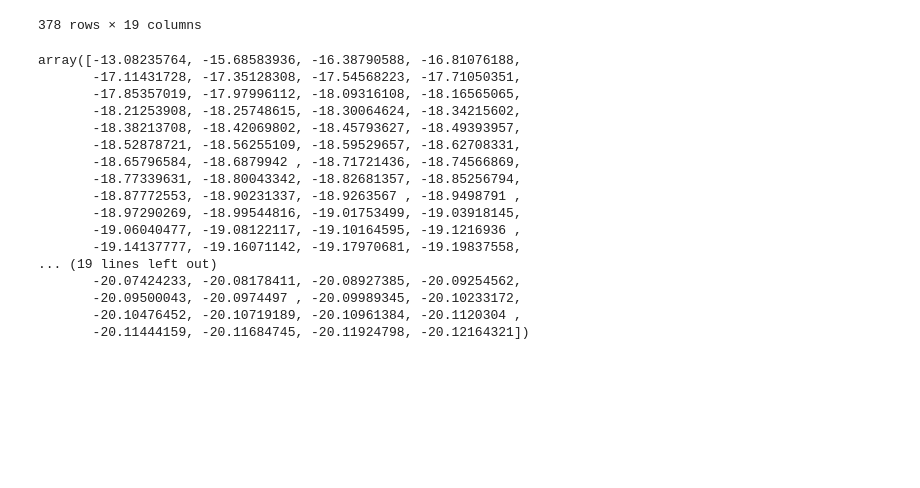
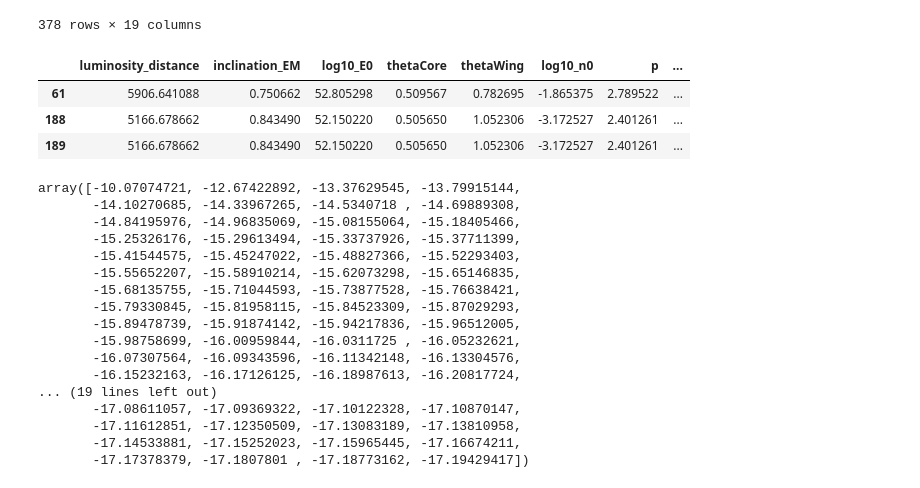
Before and after one commit to tylerbarna/nmma_fitter, a Jupyter notebook: abwysqyPlotting.ipynb, the cells around one changed output. Saved outputs shown, nothing was run; the diff lists cells and outputs as text; code cells hidden in the pictures; blank space fills up the shorter version.

```diff
--- a/abwysqyPlotting.ipynb
+++ b/abwysqyPlotting.ipynb
@@ -67,6 +69,22 @@ grbResults['posterior']
 sample_times = np.arange(0.01, 14, 0.1)
 snModel = SupernovaLightCurveModel(sample_times=sample_times, model='nugent-hyper')
 grbModel = GRBLightCurveModel(sample_times=sample_times, model='TrPi2018')
+# %%
+grb_df = pd.DataFrame(grbResults['posterior'])
+grb_llq = grb_df.quantile([0.16, 0.5, 0.84], axis=0 )['log_likelihood']
+
+## locate where these quantiles occur and return the 3 rows as a dataframe
+grb_df = grb_df[grb_df['log_likelihood'].isin(grb_llq)][1:]
+
+# grb_df = [grb_df[grb_df['log_likelihood'] == llq ]for llq in grb_llq]
+# grb_df
+
+display(grb_df)
+# %% [output]
+|  | luminosity_distance | inclination_EM | log10_E0 | thetaCore | thetaWing | log10_n0 | p | ... |
+| 61 | 5906.641088 | 0.750662 | 52.805298 | 0.509567 | 0.782695 | -1.865375 | 2.789522 | ... |
+| 188 | 5166.678662 | 0.843490 | 52.150220 | 0.505650 | 1.052306 | -3.172527 | 2.401261 | ... |
+| 189 | 5166.678662 | 0.843490 | 52.150220 | 0.505650 | 1.052306 | -3.172527 | 2.401261 | ... |
 # %%
 #quantiles = lambda x:
 grb_lc_params = [
@@ -87,23 +108,23 @@ grb16, grb50, grb84 = (grbModel.generate_lightcurve(sample_times=sample_times,pa
 # %%
-sn16[1]['g']
+sn84[1]['g']
 # %% [output]
-array([-13.08235764, -15.68583936, -16.38790588, -16.81076188,
-       -17.11431728, -17.35128308, -17.54568223, -17.71050351,
-       -17.85357019, -17.97996112, -18.09316108, -18.16565065,
-       -18.21253908, -18.25748615, -18.30064624, -18.34215602,
-       -18.38213708, -18.42069802, -18.45793627, -18.49393957,
-       -18.52878721, -18.56255109, -18.59529657, -18.62708331,
-       -18.65796584, -18.6879942 , -18.71721436, -18.74566869,
-       -18.77339631, -18.80043342, -18.82681357, -18.85256794,
-       -18.87772553, -18.90231337, -18.9263567 , -18.9498791 ,
-       -18.97290269, -18.99544816, -19.01753499, -19.03918145,
-       -19.06040477, -19.08122117, -19.10164595, -19.1216936 ,
-       -19.14137777, -19.16071142, -19.17970681, -19.19837558,
+array([-10.07074721, -12.67422892, -13.37629545, -13.79915144,
+       -14.10270685, -14.33967265, -14.5340718 , -14.69889308,
+       -14.84195976, -14.96835069, -15.08155064, -15.18405466,
+       -15.25326176, -15.29613494, -15.33737926, -15.37711399,
+       -15.41544575, -15.45247022, -15.48827366, -15.52293403,
+       -15.55652207, -15.58910214, -15.62073298, -15.65146835,
+       -15.68135755, -15.71044593, -15.73877528, -15.76638421,
+       -15.79330845, -15.81958115, -15.84523309, -15.87029293,
+       -15.89478739, -15.91874142, -15.94217836, -15.96512005,
+       -15.98758699, -16.00959844, -16.0311725 , -16.05232621,
+       -16.07307564, -16.09343596, -16.11342148, -16.13304576,
+       -16.15232163, -16.17126125, -16.18987613, -16.20817724,
 ... (19 lines left out)
-       -20.07424233, -20.08178411, -20.08927385, -20.09254562,
-       -20.09500043, -20.0974497 , -20.09989345, -20.10233172,
-       -20.10476452, -20.10719189, -20.10961384, -20.1120304 ,
-       -20.11444159, -20.11684745, -20.11924798, -20.12164321])
+       -17.08611057, -17.09369322, -17.10122328, -17.10870147,
+       -17.11612851, -17.12350509, -17.13083189, -17.13810958,
+       -17.14533881, -17.15252023, -17.15965445, -17.16674211,
+       -17.17378379, -17.1807801 , -17.18773162, -17.19429417])
 # %%
 fig, axs = plt.subplots(3,1,figsize=(10, 10),sharex=True, sharey=True)
 filters = ['i', 'r', 'g']
```
Also changed, not shown: parts of 3 cells of this notebook.
